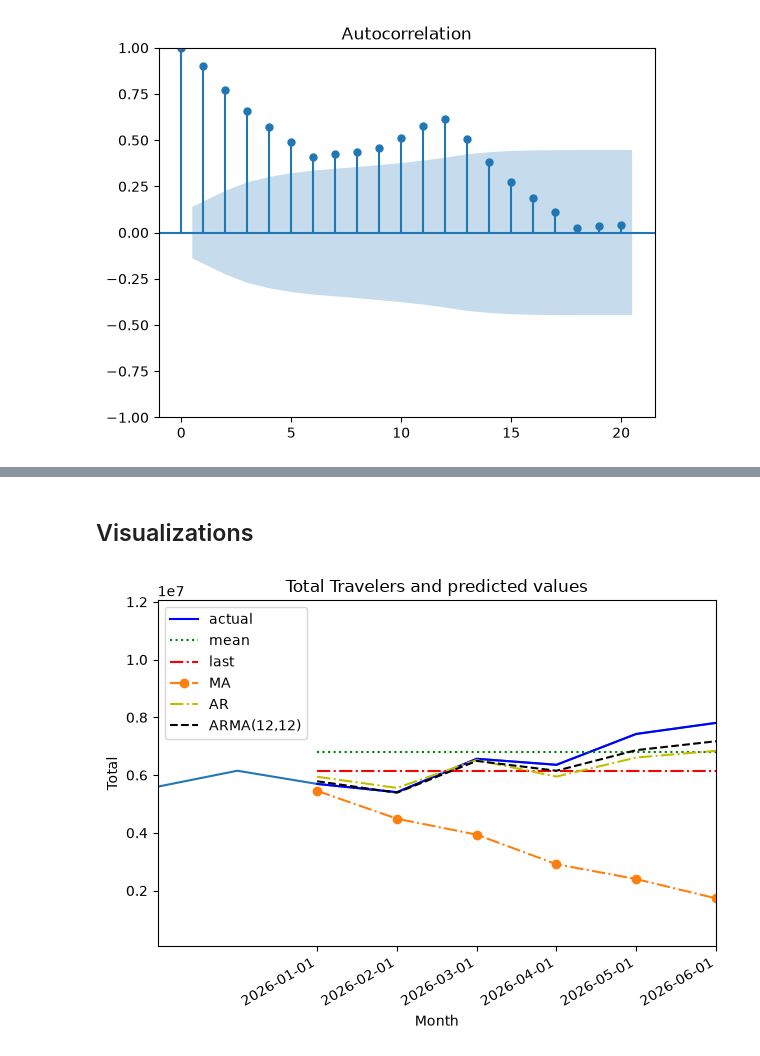
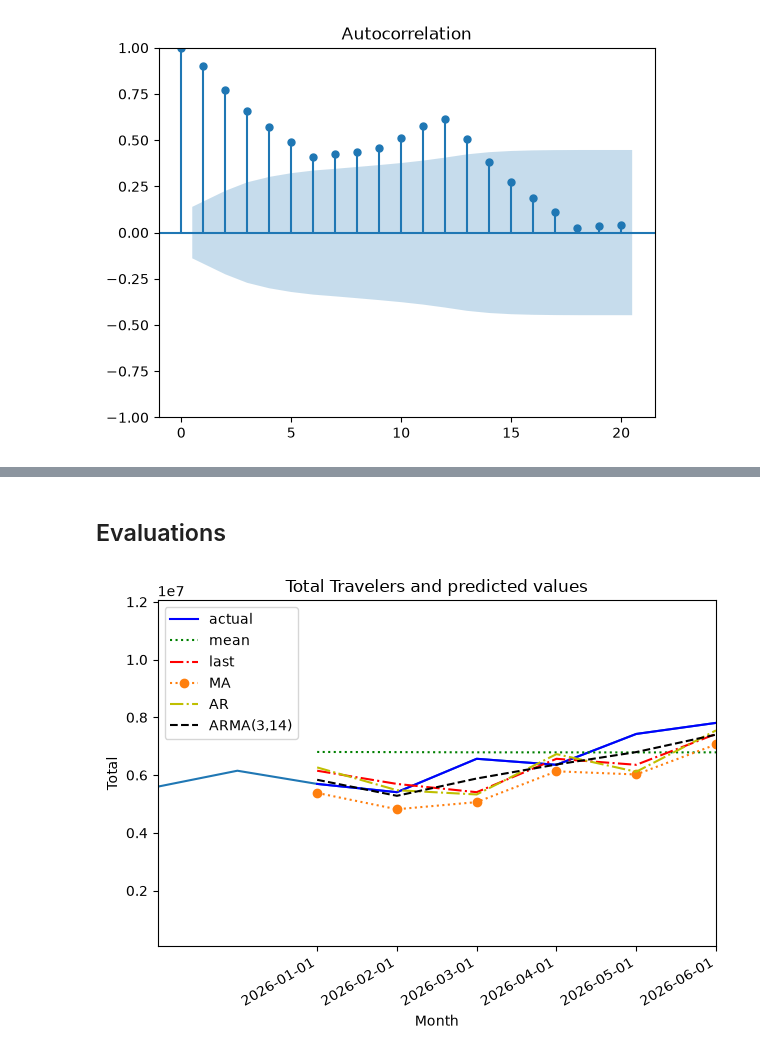
Before and after one commit to janessa13/Timeseries-Forecasting, a Jupyter notebook: Part 1.ipynb, the cells around one changed output, grey strips where cells are left out. Saved outputs shown, nothing was run; the diff lists cells and outputs as text; code cells hidden in the pictures.

```diff
--- a/Part 1.ipynb
+++ b/Part 1.ipynb
@@ -204,7 +209,7 @@ def rolling_forecast(df, train_len, test_len, window, method) -> list:
         pred_MA = []
 
         for i in range(train_len, total_len, window):
-            model = SARIMAX(df[:i], order=(0,0,12))
+            model = SARIMAX(df[:i], order=(0,0,14))
             res = model.fit(disp=False)
             predictions = res.get_prediction(0, i + window - 1)
             oos_pred = predictions.predicted_mean.iloc[-window:]
@@ -216,7 +221,7 @@ def rolling_forecast(df, train_len, test_len, window, method) -> list:
         pred_AR = []
 
         for i in range(train_len, total_len, window):
-            model = SARIMAX(df[:i], order=(12,0,0))
+            model = SARIMAX(df[:i], order=(3,0,0))
             res = model.fit(disp=False)
             predictions = res.get_prediction(0, i + window - 1)
             oos_pred = predictions.predicted_mean.iloc[-window:]
@@ -228,7 +233,7 @@ def rolling_forecast(df, train_len, test_len, window, method) -> list:
         pred_ARMA = []
 
         for i in range(train_len, total_len, window):
-            model = SARIMAX(df[:i], order=(12,0,12))
+            model = SARIMAX(df[:i], order=(3,0,14))
             res = model.fit(disp=False)
             predictions = res.get_prediction(0, i + window - 1)
             oos_pred = predictions.predicted_mean.iloc[-window:]
@@ -237,16 +242,17 @@ def rolling_forecast(df, train_len, test_len, window, method) -> list:
         return pred_ARMA
 # %%
 pred_df = df_test.copy()
+df_model = df[['Total']].copy()
 
 TRAIN_LEN = len(df_train)
 TEST_LEN = len(df_test)
 WINDOW = 1
 
-pred_mean = rolling_forecast(df_train, TRAIN_LEN, TEST_LEN, WINDOW, 'mean')
-pred_last = rolling_forecast(df_train, TRAIN_LEN, TEST_LEN, WINDOW,'last')
-pred_MA = rolling_forecast(df_train, TRAIN_LEN, TEST_LEN, WINDOW, 'MA')
-pred_AR = rolling_forecast(df_train, TRAIN_LEN, TEST_LEN, WINDOW, 'AR')
-pred_ARMA = rolling_forecast(df_train, TRAIN_LEN, TEST_LEN, WINDOW, 'ARMA')
+pred_mean = rolling_forecast(df_model, TRAIN_LEN, TEST_LEN, WINDOW, 'mean')
+pred_last = rolling_forecast(df_model, TRAIN_LEN, TEST_LEN, WINDOW,'last')
+pred_MA = rolling_forecast(df_model, TRAIN_LEN, TEST_LEN, WINDOW, 'MA')
+pred_AR = rolling_forecast(df_model, TRAIN_LEN, TEST_LEN, WINDOW, 'AR')
+pred_ARMA = rolling_forecast(df_model, TRAIN_LEN, TEST_LEN, WINDOW, 'ARMA')
 
 pred_df['pred_mean'] = pred_mean
 pred_df['pred_last'] = pred_last
@@ -275,31 +272,31 @@ df.tail()
 # %% [markdown]
-## Visualizations
+## Evaluations
 # %%
 fig, ax = plt.subplots()
 
 ax.plot(df['Total'])
 ax.plot(pred_df['Total'], 'b-', label='actual')
 ax.plot(pred_df['pred_mean'], 'g:', label='mean')
 ax.plot(pred_df['pred_last'], 'r-.', label='last')
-ax.plot(pred_df['pred_MA'], 'o-.', label='MA')
+ax.plot(pred_df['pred_MA'], 'o:', label='MA')
 ax.plot(pred_df['pred_AR'], 'y-.', label='AR')
-ax.plot(pred_df['pred_ARMA'], 'k--', label='ARMA(12,12)')
+ax.plot(pred_df['pred_ARMA'], 'k--', label='ARMA(3,14)')
 ax.legend(loc=2)
 ax.set_xlabel('Month')
 ax.set_ylabel('Total')
 
 # ax.axvspan(6, 650, color='#808080', alpha=0.2)
 
 ax.set_xlim(646, 653)
 
 plt.xticks(
     [648, 649, 650, 651, 652, 653],
     ['2026-01-01', '2026-02-01', '2026-03-01', '2026-04-01', '2026-05-01', "2026-06-01"])
 
 fig.autofmt_xdate()
 
 plt.title("Total Travelers and predicted values")
 plt.tight_layout()
 # %% [output]
-[figure, old version]
+[figure, new version]
 # %% [markdown]
```
Also changed, not shown: parts of 49 cells of this notebook.
